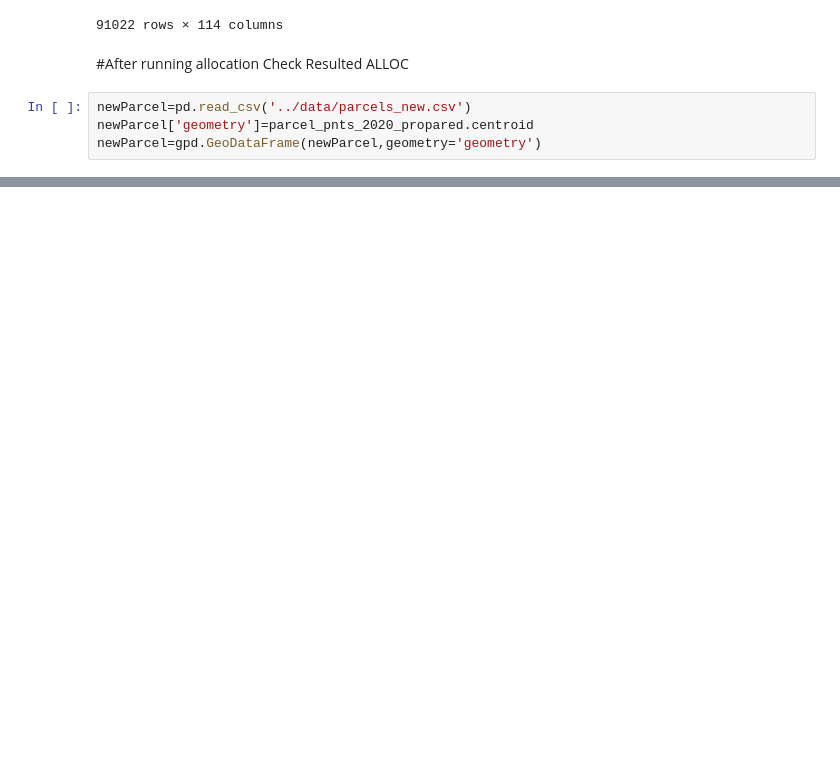
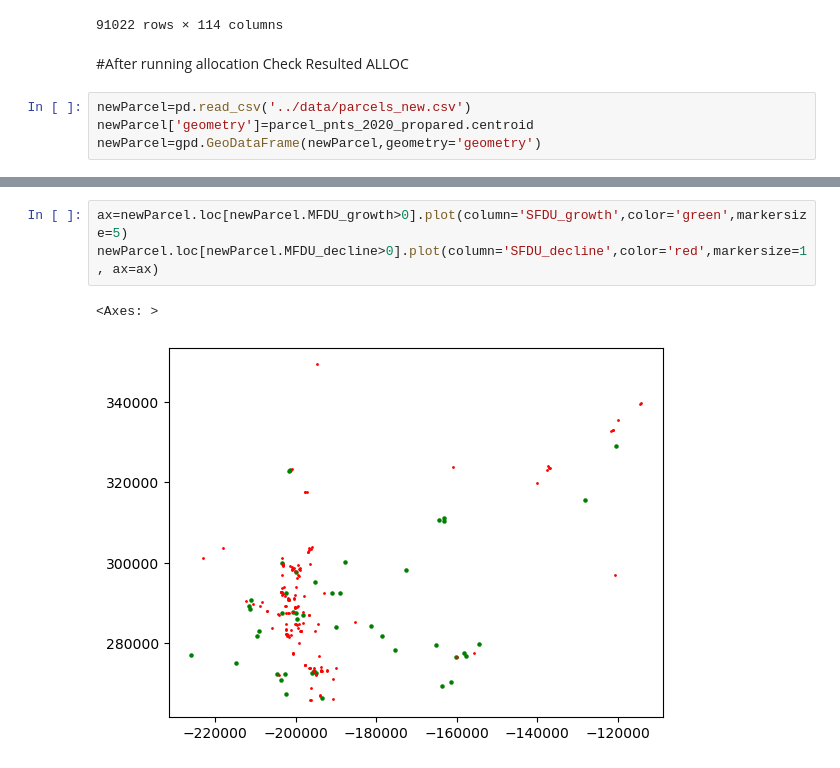
Before and after one commit to ManhanGroup/OLAF, a Jupyter notebook: SupplyModelEstimation.ipynb, the cells around one changed output, grey strips where cells are left out. Saved outputs shown, nothing was run; the diff lists cells and outputs as text; blank space fills up the shorter version.

```diff
--- a/SupplyModelEstimation.ipynb
+++ b/SupplyModelEstimation.ipynb
@@ -3168,0 +3184,6 @@ newParcel.loc[newParcel.MFDU_decline>0].plot(column='MFDU_decline',color='red',m
+# %%
+ax=newParcel.loc[newParcel.MFDU_growth>0].plot(column='SFDU_growth',color='green',markersize=5)
+newParcel.loc[newParcel.MFDU_decline>0].plot(column='SFDU_decline',color='red',markersize=1, ax=ax)
+# %% [output]
+<Axes: >
+[figure, added]
```
Also changed, not shown: parts of 3 cells of this notebook, 6 other files.
